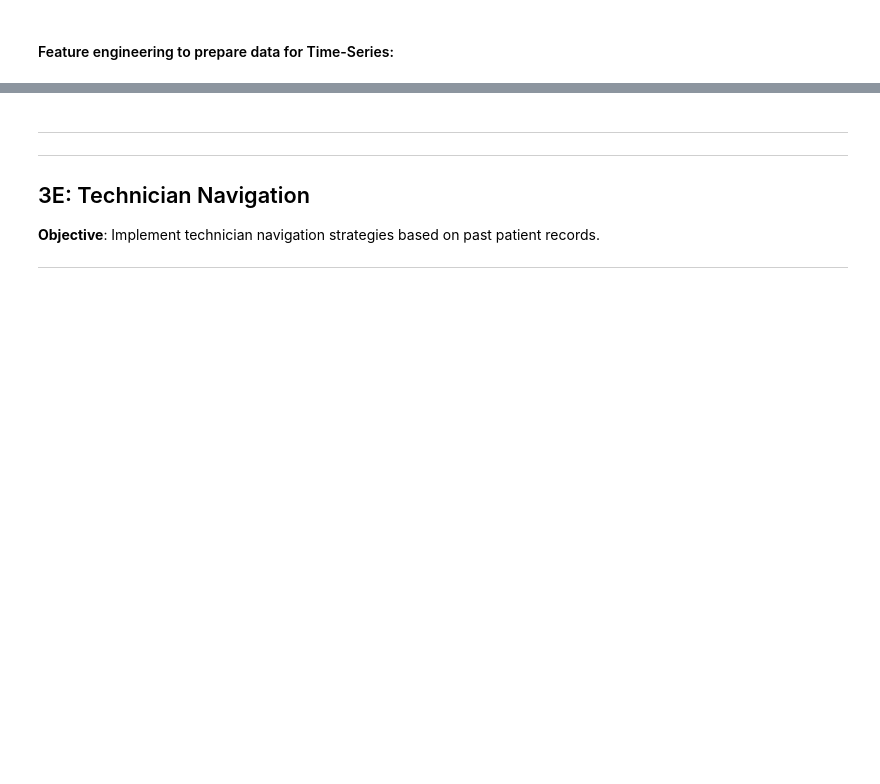
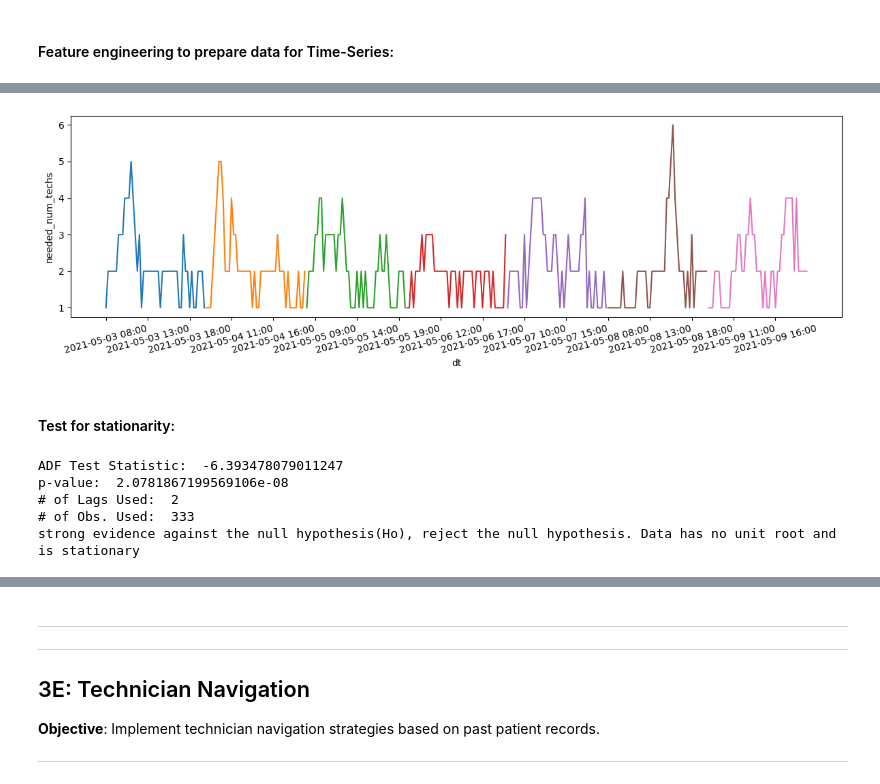
Before and after one commit to rc-9/TecNav, a Jupyter notebook: uc_modeler.ipynb, the cells around one changed output, grey strips where cells are left out. Cells and saved outputs as stored; diff of their text form; code cells hidden in the pictures; blank space fills up the shorter version.

Commit message:
updated time series

```diff
--- a/uc_modeler.ipynb
+++ b/uc_modeler.ipynb
@@ -581,0 +369,8 @@ Test RMSE: 0.549
+# %%
+ts_df['needed_num_techs'] = ts_df[['visit_location', 'visit_date', 'time']].apply(lambda x: filtered_df[
+    (filtered_df.visit_location == x[0]) & (filtered_df.visit_date == x[1]) & (filtered_df.interval_time == x[2])
+]['needed_num_techs'].values, axis=1)
+ts_df['needed_num_techs'] = ts_df['needed_num_techs'].apply(lambda x: x[0] if len(x)>0 else np.nan)
+ts_df = ts_df.fillna(method='ffill')
+ts_df = ts_df.fillna(1)
+ts_df
@@ -581,0 +391,8 @@ Test RMSE: 0.549
+# %%
+ts_df['dt'] = ts_df[['visit_date', 'time']].apply(lambda x: x[0] + ' ' + x[1], axis=1)
+# %%
+denver_df = ts_df[ts_df.visit_location == 'denver']
+wheatridge_df = ts_df[ts_df.visit_location == 'wheatridge']
+edgewater_df = ts_df[ts_df.visit_location == 'edgewater']
+rino_df = ts_df[ts_df.visit_location == 'rino']
+lakewood_df = ts_df[ts_df.visit_location == 'lakewood']
@@ -581,0 +417,14 @@ Test RMSE: 0.549
+# %%
+denver_df = denver_df[denver_df.visit_date.isin(['2021-05-03', '2021-05-04',
+       '2021-05-05', '2021-05-06', '2021-05-07', '2021-05-08',
+       '2021-05-09'])]
+# %%
+fig, ax = plt.subplots(1,1,figsize=(12,4))
+sns.lineplot(x=denver_df['dt'], y=denver_df['needed_num_techs'], hue=denver_df['visit_date'], legend=False)
+plt.xticks(denver_df.dt.tolist()[0::20],  rotation=15)
+plt.tight_layout()
+plt.show()
+# %% [output]
+[figure, added]
+# %% [markdown]
+#### Test for stationarity:
@@ -581,0 +433,20 @@ Test RMSE: 0.549
+# %%
+#Ho: It is non stationary
+#H1: It is stationary
+
+adf_results = adfuller(denver_df)
+print('ADF Test Statistic: ', adf_results[0])
+print('p-value: ', adf_results[1])
+print('# of Lags Used: ', adf_results[2])
+print('# of Obs. Used: ', adf_results[3])
+
+if result[1] <= 0.05:
+    print("strong evidence against the null hypothesis(Ho), reject the null hypothesis. Data has no unit root and is stationary")
+else:
+    print("weak evidence against null hypothesis, time series has a unit root, indicating it is non-stationary ")
+# %% [output]
+ADF Test Statistic:  -6.393478079011247
+p-value:  2.0781867199569106e-08
+# of Lags Used:  2
+# of Obs. Used:  333
+strong evidence against the null hypothesis(Ho), reject the null hypothesis. Data has no unit root and is stationary
```
Also changed, not shown: parts of 48 cells of this notebook.
